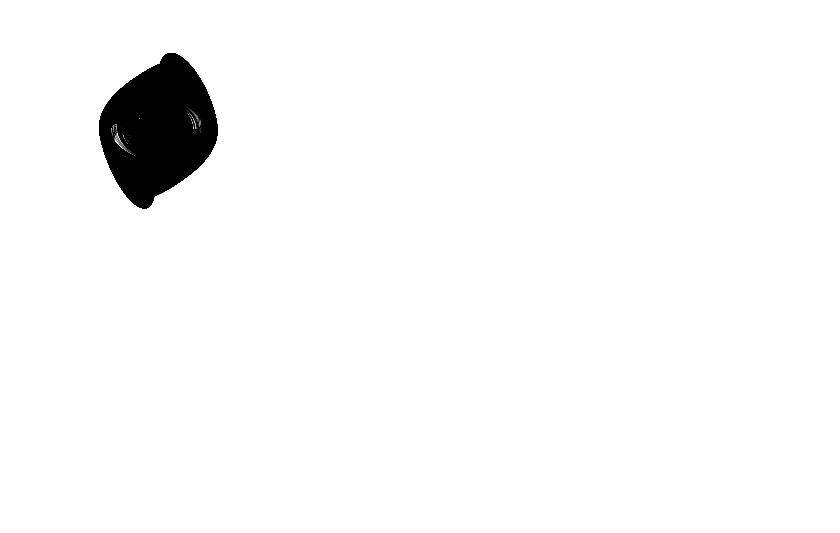
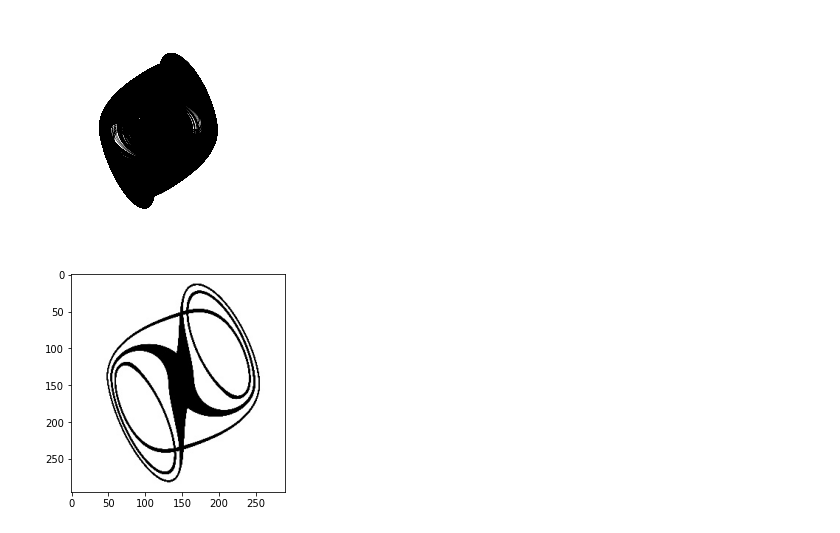
Before and after one commit to EmilianoNavarro97/DYNAMIC-BEHEAVIOUR-DETERMINATION-BASED-ON-ATTRACTOR-IMAGES-, a Jupyter notebook: Notebooks/test-integration.ipynb, the cells around one changed output. Cells and saved outputs as stored; diff of their text form; code cells hidden in the pictures; blank space fills up the shorter version.

```diff
--- a/Notebooks/test-integration.ipynb
+++ b/Notebooks/test-integration.ipynb
@@ -114,0 +117,7 @@ points = plot(a, b, k, α, β, γ, init_cond, 5, i, j, lyapunov_exp_mat[i, j])
+# %%
+img = cv2.imread('../FigImages/0_0.jpg', cv2.IMREAD_UNCHANGED)
+# %%
+plt.imshow(img[45:340, 50:340])
+# plt.show()
+# %% [output]
+[figure, added]
```
Also changed, not shown: parts of 1 cell of this notebook, 11 other files.
